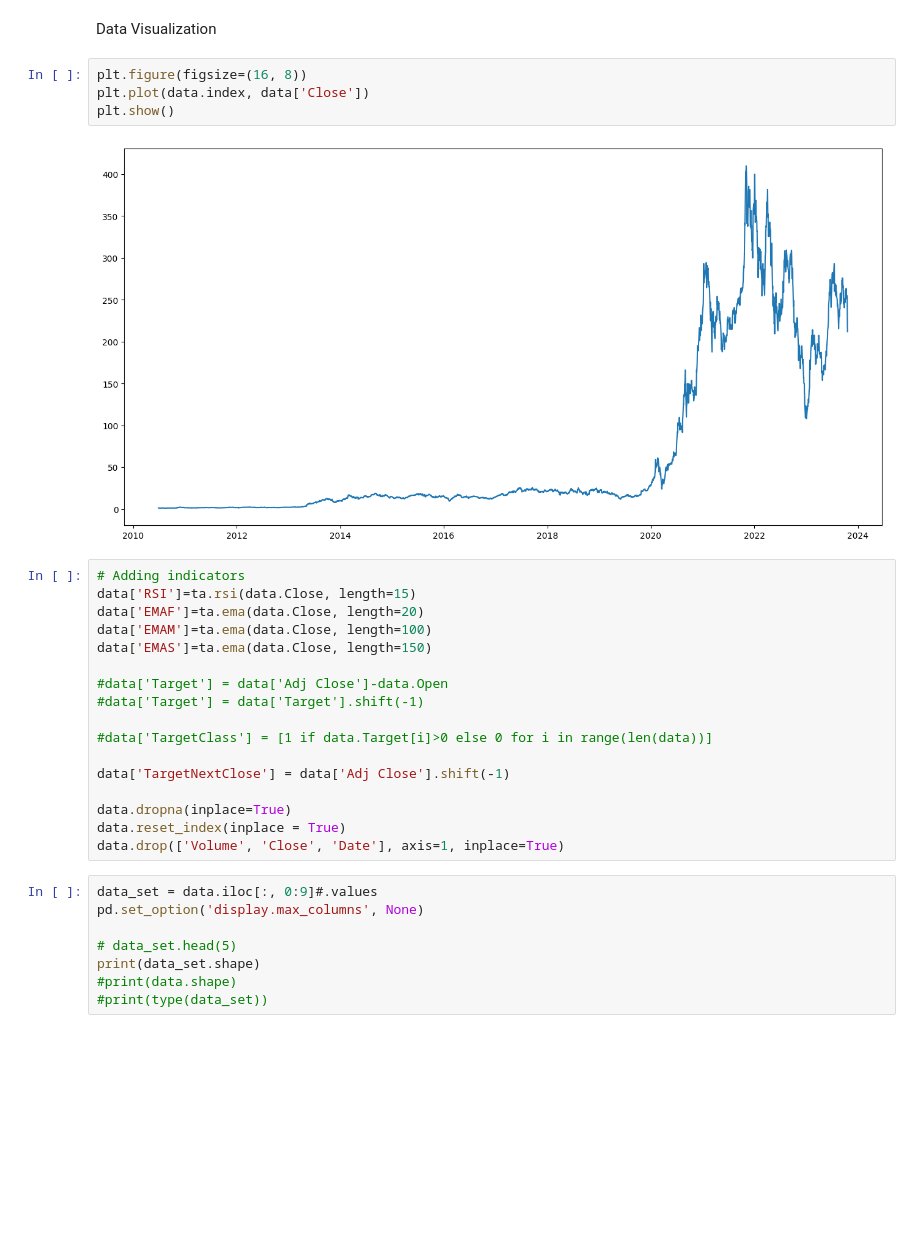
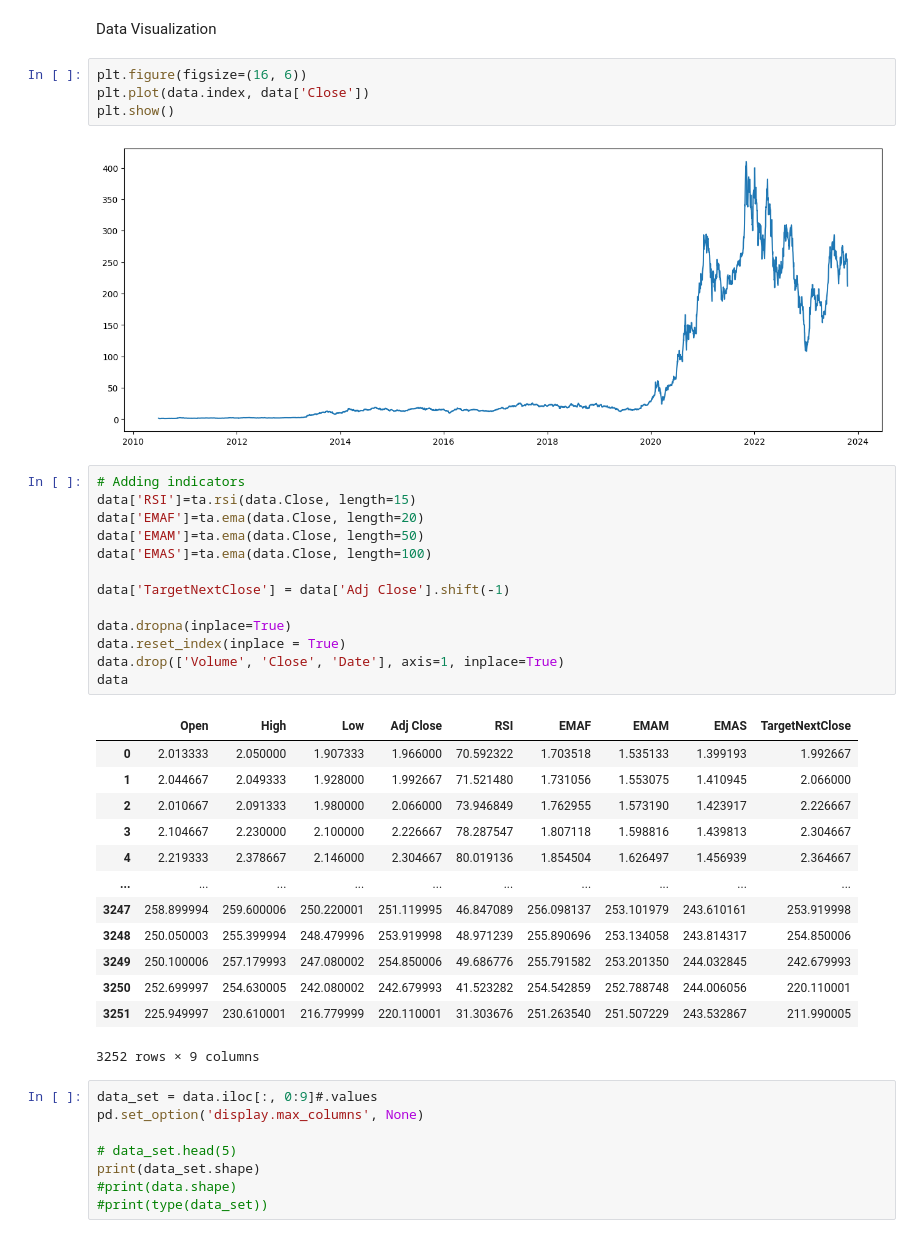
Before and after one commit to wilnertw/stock-prediction-system-FYP-, a Jupyter notebook: prediction/AI_model_Test2.ipynb, the cells around one changed output. Cells and saved outputs as stored; diff of their text form; blank space fills up the shorter version.

```diff
--- a/prediction/AI_model_Test2.ipynb
+++ b/prediction/AI_model_Test2.ipynb
@@ -91,28 +58,38 @@ data
 # %% [markdown]
 Data Visualization
 # %%
-plt.figure(figsize=(16, 8))
+plt.figure(figsize=(16, 6))
 plt.plot(data.index, data['Close'])
 plt.show()
 # %% [output]
-[figure, old version]
+[figure, new version]
 # %%
 # Adding indicators
 data['RSI']=ta.rsi(data.Close, length=15)
 data['EMAF']=ta.ema(data.Close, length=20)
-data['EMAM']=ta.ema(data.Close, length=100)
-data['EMAS']=ta.ema(data.Close, length=150)
-
-#data['Target'] = data['Adj Close']-data.Open
-#data['Target'] = data['Target'].shift(-1)
-
-#data['TargetClass'] = [1 if data.Target[i]>0 else 0 for i in range(len(data))]
+data['EMAM']=ta.ema(data.Close, length=50)
+data['EMAS']=ta.ema(data.Close, length=100)
 
 data['TargetNextClose'] = data['Adj Close'].shift(-1)
 
 data.dropna(inplace=True)
 data.reset_index(inplace = True)
 data.drop(['Volume', 'Close', 'Date'], axis=1, inplace=True)
+data
+# %% [output]
+|  | Open | High | Low | Adj Close | RSI | EMAF | EMAM | EMAS | TargetNextClose |
+| 0 | 2.013333 | 2.050000 | 1.907333 | 1.966000 | 70.592322 | 1.703518 | 1.535133 | 1.399193 | 1.992667 |
+| 1 | 2.044667 | 2.049333 | 1.928000 | 1.992667 | 71.521480 | 1.731056 | 1.553075 | 1.410945 | 2.066000 |
+| 2 | 2.010667 | 2.091333 | 1.980000 | 2.066000 | 73.946849 | 1.762955 | 1.573190 | 1.423917 | 2.226667 |
+| 3 | 2.104667 | 2.230000 | 2.100000 | 2.226667 | 78.287547 | 1.807118 | 1.598816 | 1.439813 | 2.304667 |
+| 4 | 2.219333 | 2.378667 | 2.146000 | 2.304667 | 80.019136 | 1.854504 | 1.626497 | 1.456939 | 2.364667 |
+| ... | ... | ... | ... | ... | ... | ... | ... | ... | ... |
+| 3247 | 258.899994 | 259.600006 | 250.220001 | 251.119995 | 46.847089 | 256.098137 | 253.101979 | 243.610161 | 253.919998 |
+| 3248 | 250.050003 | 255.399994 | 248.479996 | 253.919998 | 48.971239 | 255.890696 | 253.134058 | 243.814317 | 254.850006 |
+| 3249 | 250.100006 | 257.179993 | 247.080002 | 254.850006 | 49.686776 | 255.791582 | 253.201350 | 244.032845 | 242.679993 |
+| 3250 | 252.699997 | 254.630005 | 242.080002 | 242.679993 | 41.523282 | 254.542859 | 252.788748 | 244.006056 | 220.110001 |
+| 3251 | 225.949997 | 230.610001 | 216.779999 | 220.110001 | 31.303676 | 251.263540 | 251.507229 | 243.532867 | 211.990005 |
+3252 rows × 9 columns
 # %%
 data_set = data.iloc[:, 0:9]#.values
 pd.set_option('display.max_columns', None)
```
Also changed, not shown: parts of 13 cells of this notebook, 20 other files.
